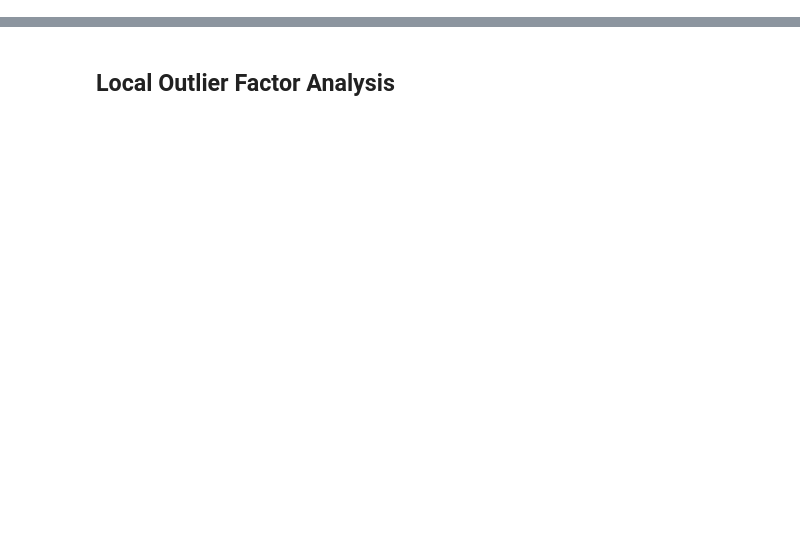
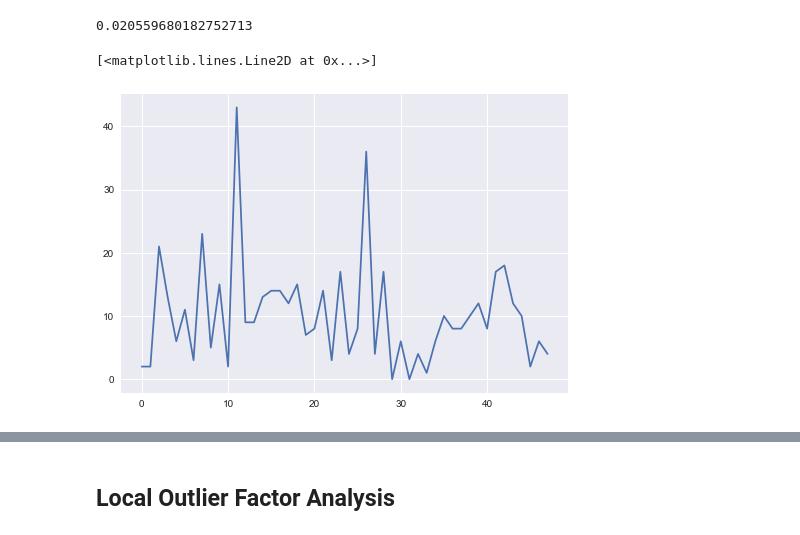
Before and after one commit to cuongmvn/CreditFraudDetection, a Jupyter notebook: notebooks/time-series-LocalOutlierFactor.ipynb, the cells around one changed output, grey strips where cells are left out. Drawn from its saved outputs; the diff is of its cells as text; code cells hidden in the pictures; blank space fills up the shorter version.

```diff
--- a/notebooks/time-series-LocalOutlierFactor.ipynb
+++ b/notebooks/time-series-LocalOutlierFactor.ipynb
@@ -72,3 +33,8 @@ plt.plot(rate[24:48])
+# %%
+###0.001727485630620034
+max(rate)
+# %% [output]
+0.020559680182752713
 # %%
 def get_hour_anomaly(df, hours):
     _ = df[df["Time"]>3600*hours]
@@ -82,3 +47,8 @@ for i in range(48):
+# %%
+plt.plot(anomaly)
+# %% [output]
+[<matplotlib.lines.Line2D at 0x...>]
+[figure, added]
 # %%
 plt.plot(anomaly[:24])
 plt.plot(anomaly[24:48])
```
Also changed, not shown: parts of 63 cells of this notebook, 1 other file.
